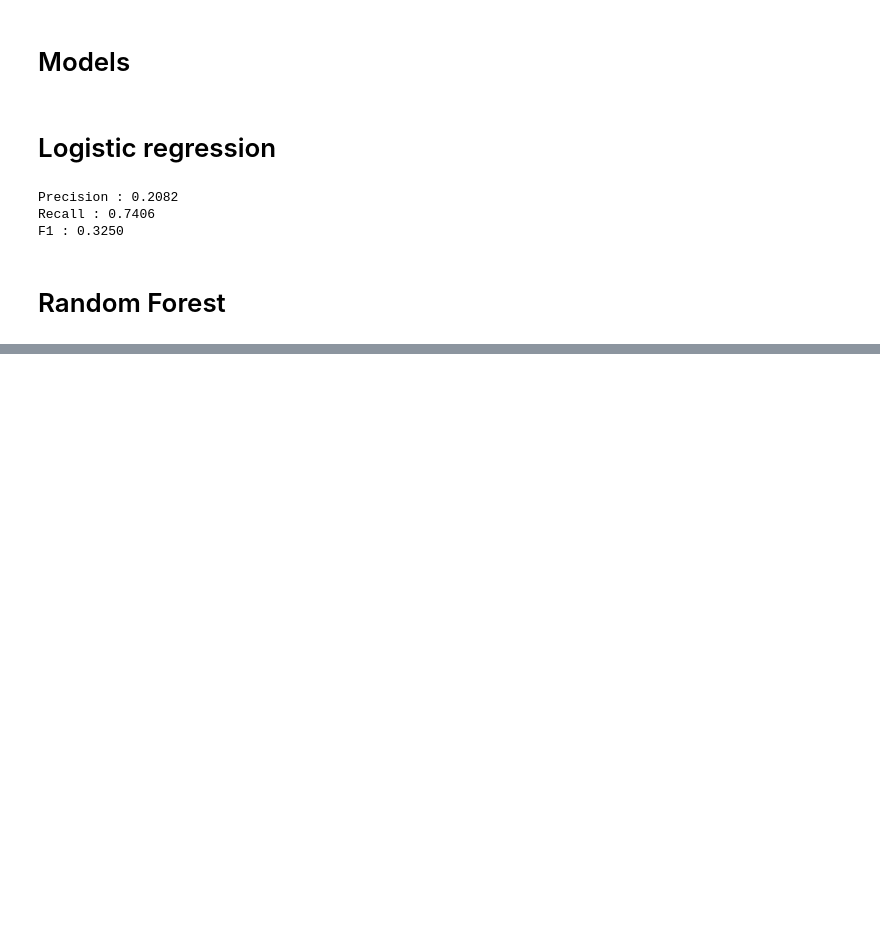
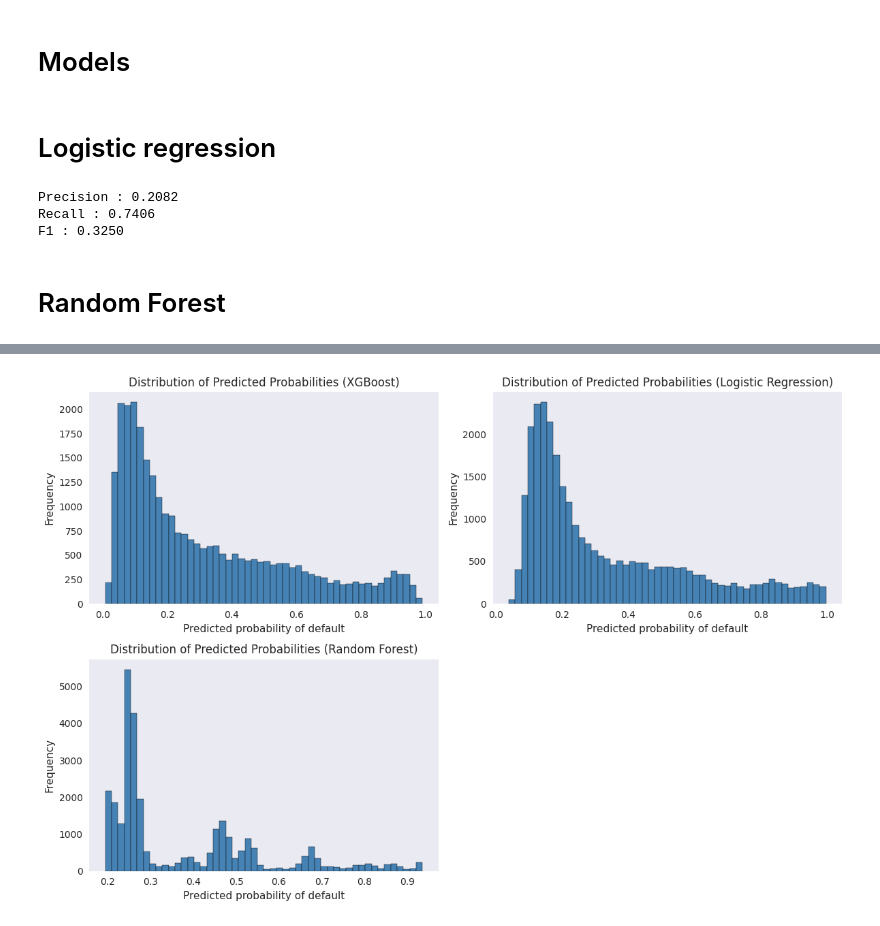
Before and after one commit to abdelmounaimTA/Credit-Risk-Analysis-PD, a Jupyter notebook: main.ipynb, the cells around one changed output, grey strips where cells are left out. Cells and saved outputs as stored; diff of their text form; code cells hidden in the pictures; blank space fills up the shorter version.

```diff
--- a/EDA_data_preprocessing.ipynb
+++ b/main.ipynb
@@ -294,0 +293,13 @@ threshold
+# %%
+scale_pos_weight = (Y_train == 0).sum() / (Y_train == 1).sum()
+
+xgb_model = XGBClassifier(
+    objective = 'binary:logistic',
+    eval_metric = 'logloss',
+    use_label_encorder = False,
+    scale_pos_weight = scale_pos_weight,
+    n_estimators = 200,
+    max_depth = 4,
+    learning_rate=0.1,
+    random_state = 45
+)
@@ -294,0 +372,18 @@ threshold
+# %%
+prob_list = [y_prob_xgb, y_prob_logistic, y_prob_rfc]
+titles = ["XGBoost", "Logistic Regression", "Random Forest"]
+
+plt.figure(figsize=(12, 8))
+
+for i, prob in enumerate(prob_list, start=1):
+    plt.subplot(2, 2, i)
+    plt.hist(prob, bins=50, color='steelblue', edgecolor='black')
+    plt.title(f"Distribution of Predicted Probabilities ({titles[i-1]})")
+    plt.xlabel("Predicted probability of default")
+    plt.ylabel("Frequency")
+    plt.grid()
+
+plt.tight_layout()
+plt.show()
+# %% [output]
+[figure, added]
```
Also changed, not shown: parts of 15 cells of this notebook, 2 other files.
